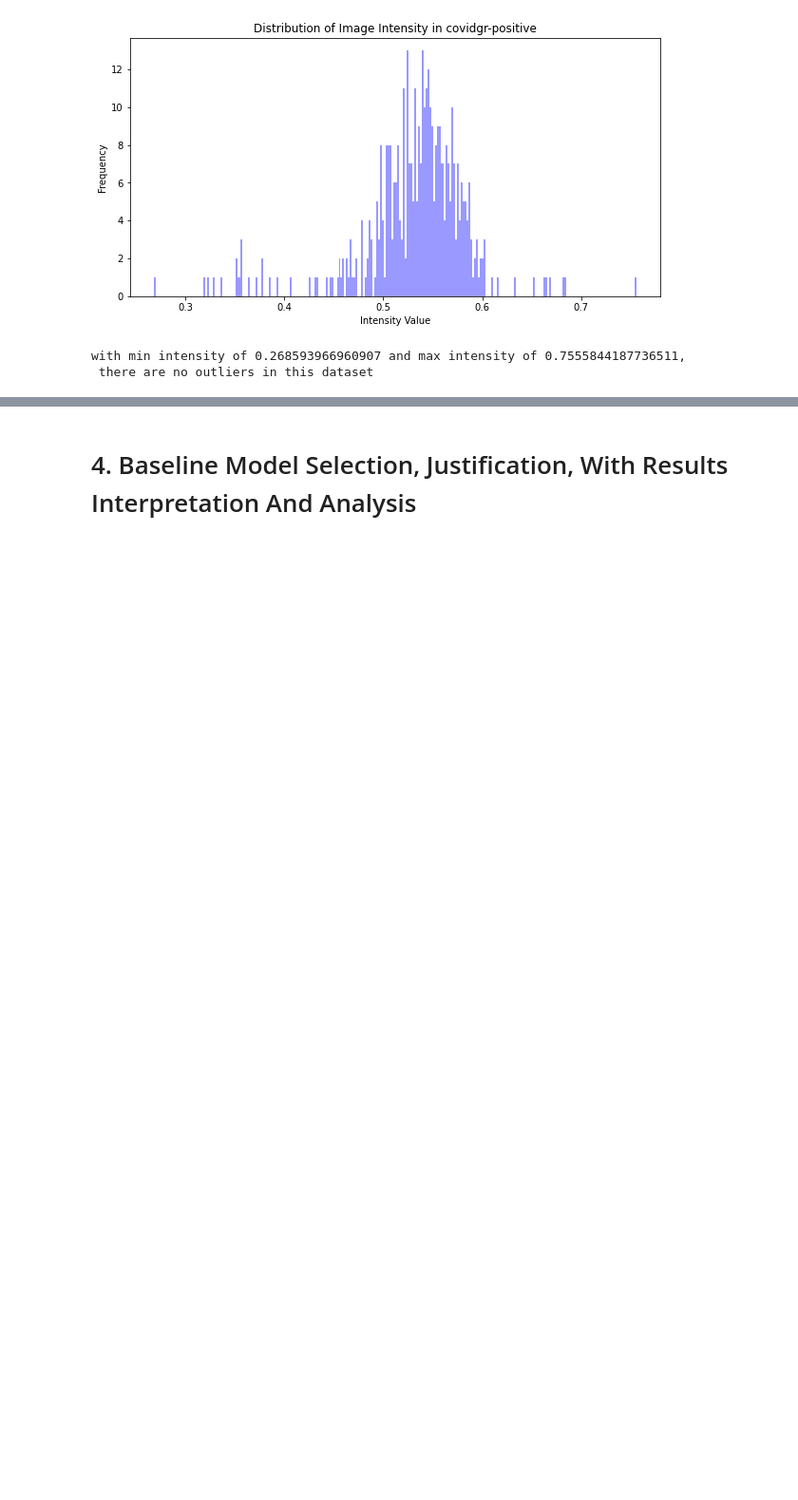
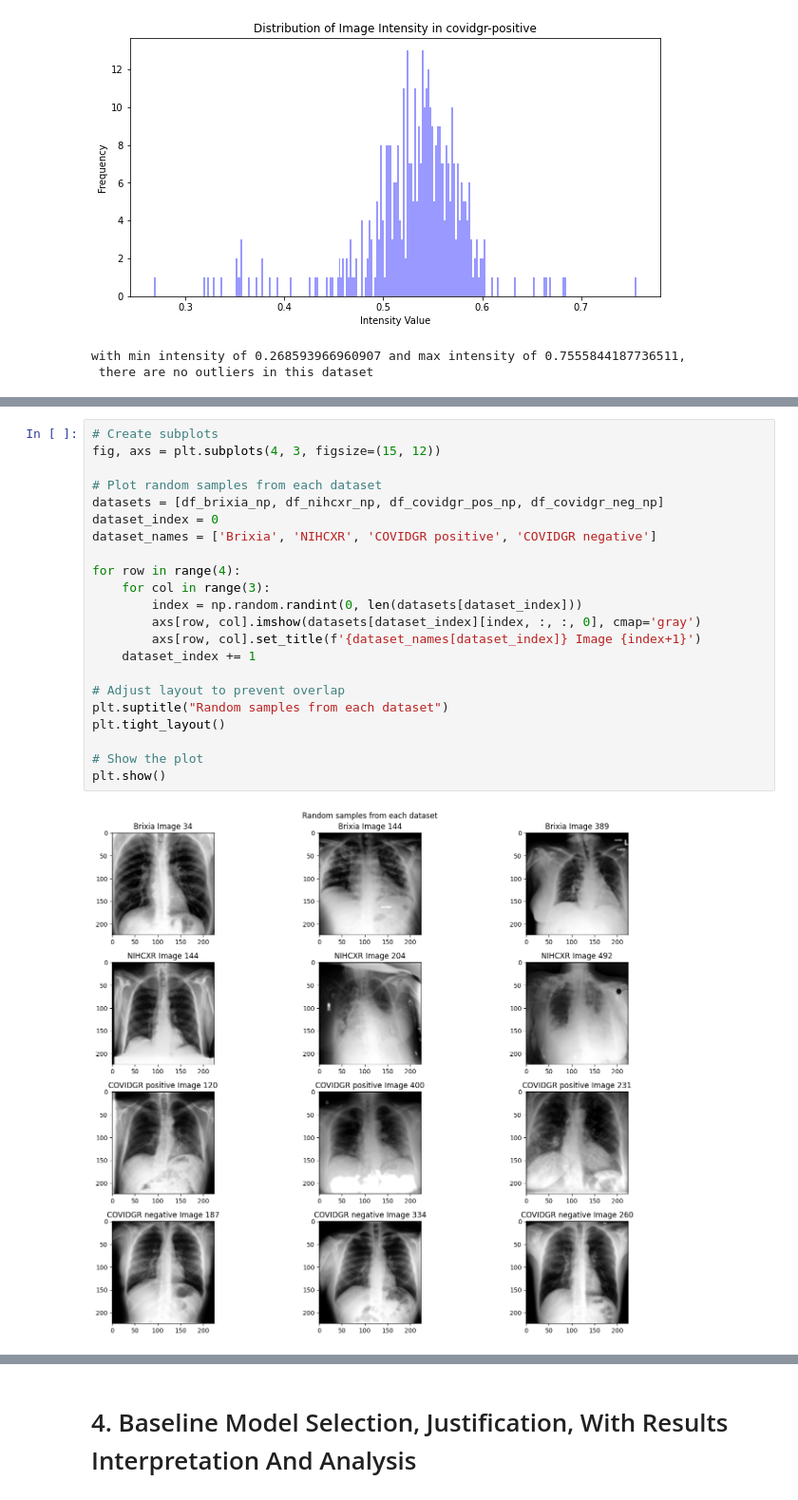
Before and after one commit to adcollin/COVID-detection-from-XRay, a Jupyter notebook: baseline_transfer_models.ipynb, the cells around one changed output, grey strips where cells are left out. Shown at 95% size. Saved outputs shown, nothing was run; the diff lists cells and outputs as text; blank space fills up the shorter version.

```diff
--- a/baseline_transfer_models.ipynb
+++ b/baseline_transfer_models.ipynb
@@ -336,0 +447,24 @@ with min intensity of 0.268593966960907 and max intensity of 0.7555844187736511,
+# %%
+# Create subplots
+fig, axs = plt.subplots(4, 3, figsize=(15, 12))
+
+# Plot random samples from each dataset
+datasets = [df_brixia_np, df_nihcxr_np, df_covidgr_pos_np, df_covidgr_neg_np]
+dataset_index = 0
+dataset_names = ['Brixia', 'NIHCXR', 'COVIDGR positive', 'COVIDGR negative']
+
+for row in range(4):
+    for col in range(3):
+        index = np.random.randint(0, len(datasets[dataset_index]))
+        axs[row, col].imshow(datasets[dataset_index][index, :, :, 0], cmap='gray')
+        axs[row, col].set_title(f'{dataset_names[dataset_index]} Image {index+1}')
+    dataset_index += 1
+
+# Adjust layout to prevent overlap
+plt.suptitle("Random samples from each dataset")
+plt.tight_layout()
+
+# Show the plot
+plt.show()
+# %% [output]
+[figure, added]
```
Also changed, not shown: parts of 15 cells of this notebook, 1 other file.
